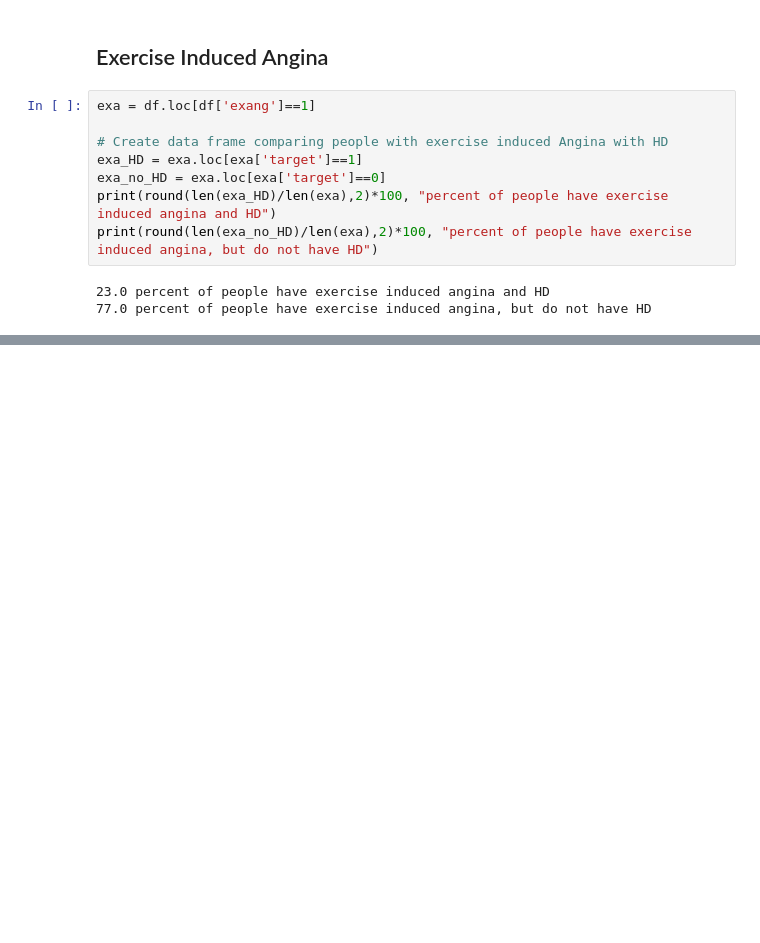
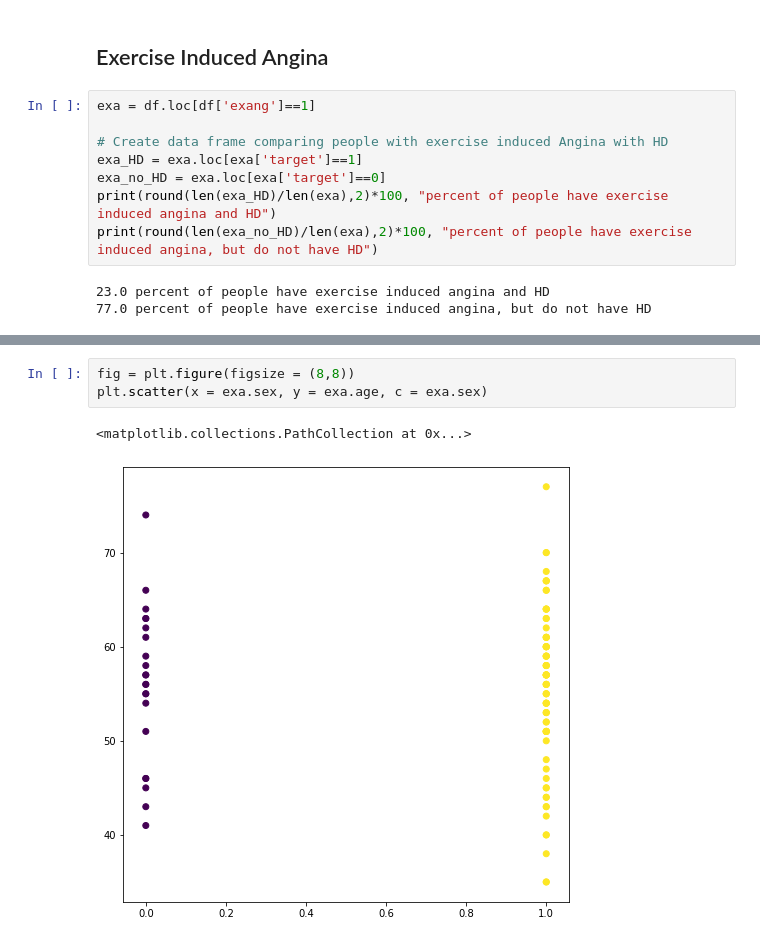
Before and after one commit to joseh4/Detecting_Heart_Disease, a Jupyter notebook: Exploratory Analysis.ipynb, the cells around one changed output, grey strips where cells are left out. Saved outputs shown, nothing was run; the diff lists cells and outputs as text; blank space fills up the shorter version.

```diff
--- a/Exploratory Analysis.ipynb
+++ b/Exploratory Analysis.ipynb
@@ -297,0 +314,6 @@ print(round(len(exa_no_HD)/len(exa),2)*100, "percent of people have exercise ind
+# %%
+fig = plt.figure(figsize = (8,8))
+plt.scatter(x = exa.sex, y = exa.age, c = exa.sex)
+# %% [output]
+<matplotlib.collections.PathCollection at 0x...>
+[figure, added]
```
Also changed, not shown: parts of 4 cells of this notebook.
